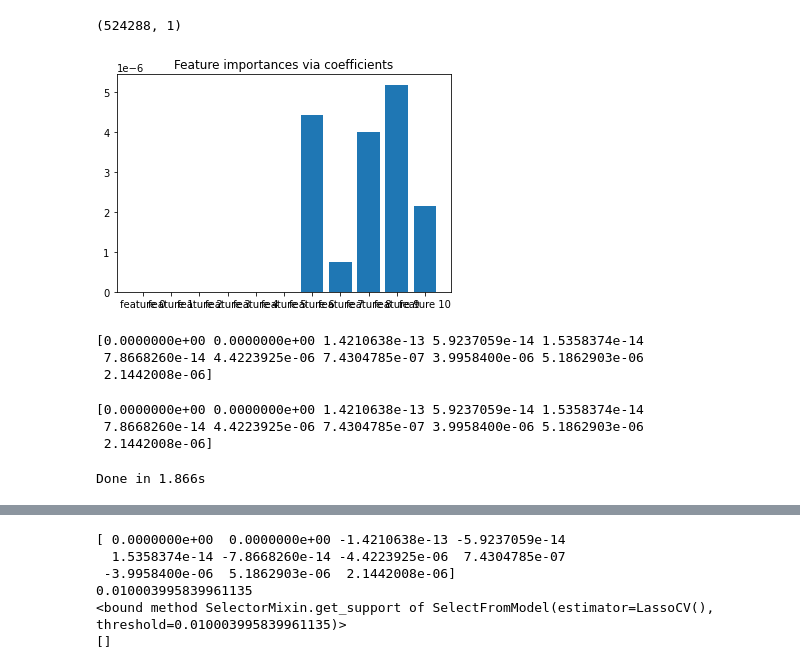
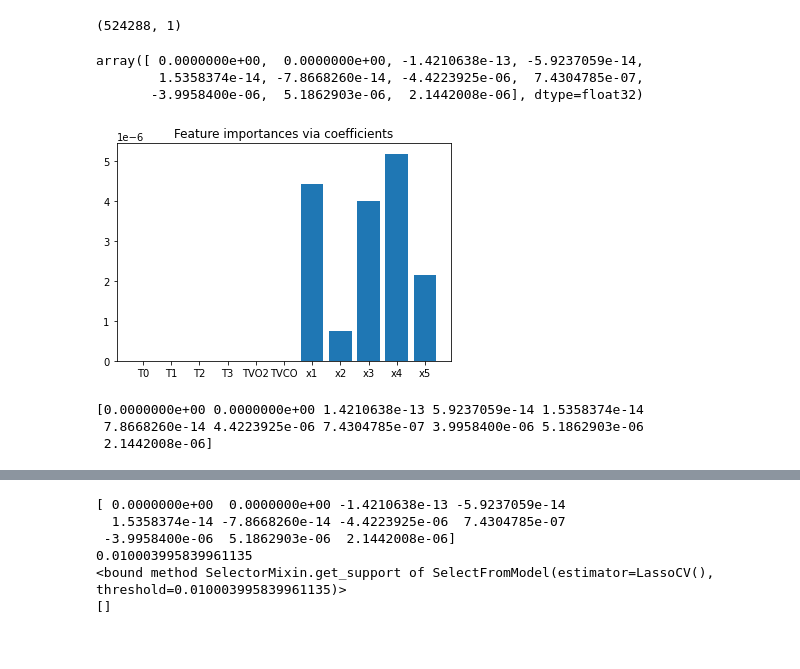
Before and after one commit to lkampoli/Feature_Selection, a Jupyter notebook: data/MT/RF_shear.ipynb, the cells around one changed output, grey strips where cells are left out. Saved outputs shown, nothing was run; the diff lists cells and outputs as text; code cells hidden in the pictures.

```diff
--- a/data/MT/RF_shear.ipynb
+++ b/data/MT/RF_shear.ipynb
@@ -130,6 +132,8 @@ X.shape
 y.shape
 # %% [output]
 (524288, 1)
+# %%
+clm=["T0","T1", "T2", "T3","TVO2","TVCO","x1","x2","x3","x4","x5"]
 # %%
 feature_names = [f"feature {i}" for i in range(X.shape[1])]
 
@@ -137,27 +142,22 @@ lasso = LassoCV().fit(X, y.ravel())
 importance = np.abs(lasso.coef_)
+# %%
+
+lasso.coef_
+# %% [output]
+array([ 0.0000000e+00,  0.0000000e+00, -1.4210638e-13, -5.9237059e-14,
+        1.5358374e-14, -7.8668260e-14, -4.4223925e-06,  7.4304785e-07,
+       -3.9958400e-06,  5.1862903e-06,  2.1442008e-06], dtype=float32)
 # %%
-plt.bar(height=importance, x=feature_names)
+plt.bar(height=importance, x=clm)
 plt.title("Feature importances via coefficients")
 plt.show()
 print(importance)
 # %% [output]
-[figure, old version]
+[figure, new version]
 [0.0000000e+00 0.0000000e+00 1.4210638e-13 5.9237059e-14 1.5358374e-14
  7.8668260e-14 4.4223925e-06 7.4304785e-07 3.9958400e-06 5.1862903e-06
  2.1442008e-06]
 # %%
-print(importance)
+l=[0.0000000e+00, 0.0000000e+00, 1.4210638e-13, 5.9237059e-14, 1.5358374e-14,
+ 7.8668260e-14, 4.4223925e-06, 7.4304785e-07, 3.9958400e-06, 5.1862903e-06,
+ 2.1442008e-06]
-# %% [output]
-[0.0000000e+00 0.0000000e+00 1.4210638e-13 5.9237059e-14 1.5358374e-14
- 7.8668260e-14 4.4223925e-06 7.4304785e-07 3.9958400e-06 5.1862903e-06
- 2.1442008e-06]
-# %%
-threshold = np.sort(importance)[-3] + .01 # check/modify these values
-
-tic = time()
-sfm = SelectFromModel(estimator=lasso, threshold=threshold).fit(X, y)
-toc = time()
-#print(f"Features selected by SelectFromModel: {feature_names[sfm.get_support()]}")
-print(f"Done in {toc - tic:.3f}s")
-# %% [output]
-Done in 1.866s
```
Also changed, not shown: parts of 37 cells of this notebook, 1 other file.
